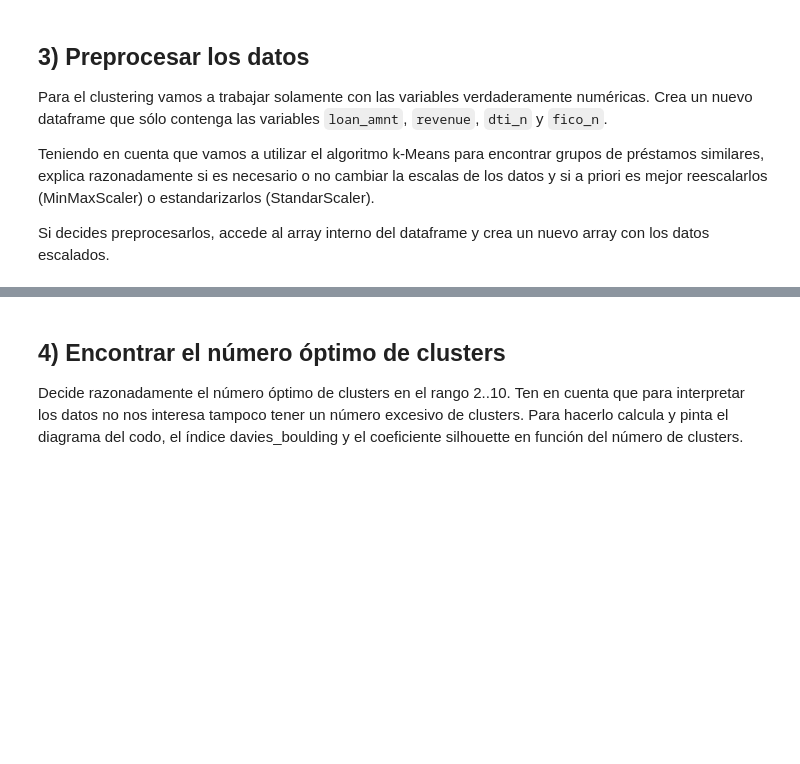
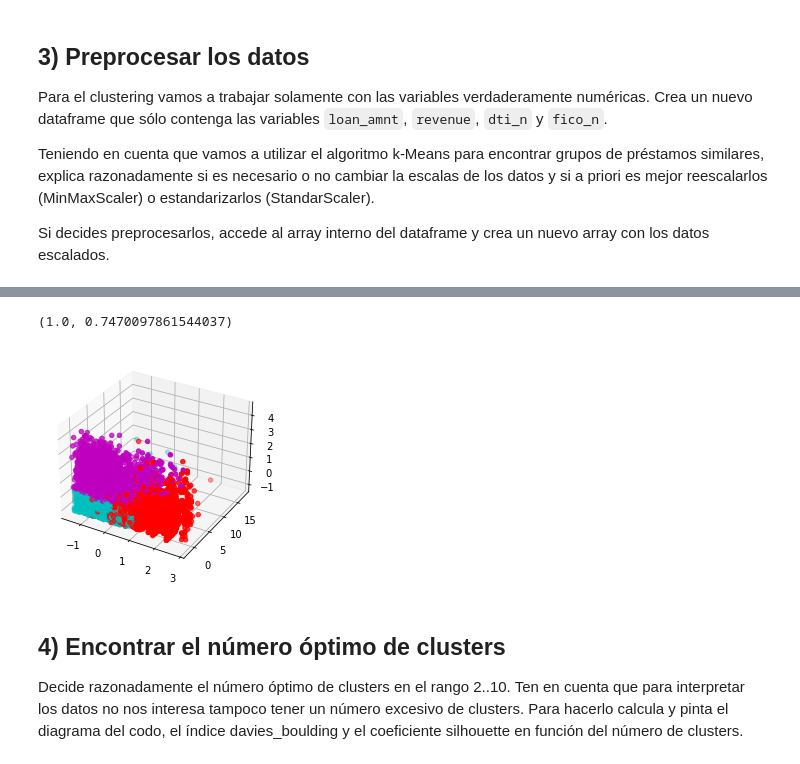
Before and after one commit to mario-sanz/IA2-Practicas, a Jupyter notebook: Lab1/P1_clustering.ipynb, the cells around one changed output, grey strips where cells are left out. Saved outputs shown, nothing was run; the diff lists cells and outputs as text; code cells hidden in the pictures; blank space fills up the shorter version.

```diff
--- a/Lab1/P1_clustering.ipynb
+++ b/Lab1/P1_clustering.ipynb
@@ -190,3 +226,6 @@ Para el clustering vamos a trabajar solamente con las variables verdaderamente n
 Teniendo en cuenta que vamos a utilizar el algoritmo k-Means para encontrar grupos de préstamos similares, explica razonadamente si es necesario o no cambiar la escalas de los datos y si a priori es mejor reescalarlos (MinMaxScaler) o estandarizarlos (StandarScaler).
 
 Si decides preprocesarlos, accede al array interno del dataframe y crea un nuevo array con los datos escalados.
+# %%
+df_ej3 = df[['loan_amnt', 'revenue', 'dti_n', 'fico_n']]
+df_ej3
@@ -192,0 +280,28 @@ Si decides preprocesarlos, accede al array interno del dataframe y crea un nuevo
+# %%
+from sklearn.model_selection import train_test_split
+from sklearn.metrics import accuracy_score
+from sklearn.neighbors import KNeighborsClassifier
+
+# Como la proporción de clases a predecir está desbalanceada (2/3 y 1/3) es importante
+# usar la versión estratificada que mantiene la proporción de elementos de cada clase
+# al hacer la partición
+# En este caso usamos el 80% de instancias como conjunto de entrenamiento y el 20% como
+# conjunto de prueba
+X_train, X_test, y_train, y_test = train_test_split(data_scaled, df['Default'],
+                                                    test_size=0.20, stratify=df['Default'],
+                                                    random_state=55)
+
+# Creamos el clasificador k-NN
+# Podemos fijar los pesos como 'uniform' o inv. proporcionales a la distancia 'distance'
+clf = KNeighborsClassifier(n_neighbors=10, weights='distance')
+
+# Entrenar el clasificador
+clf.fit(X_train, y_train)
+
+# Medir la tasa de aciertos o exactitud (accuracy) en los conjuntos de entrenamiento y test
+train_accuracy = clf.score(X_train, y_train)
+test_accuracy = clf.score(X_test, y_test)
+
+train_accuracy, test_accuracy
+# %% [output]
+(1.0, 0.7470097861544037)
@@ -192,0 +342,39 @@ Si decides preprocesarlos, accede al array interno del dataframe y crea un nuevo
+# %%
+import mpl_toolkits.mplot3d as axes3d
+
+def plot_clusters(X, labels=None, centers=None):
+    """ Función auxiliar para pintar los puntos de los clusters y, optativamente, sus centros.
+    :param X: array de puntos de dos dimensiones (array de array de enteros)
+    :param labels: cluster al que pertenece cada punto (array de enteros)
+    :param centers: coordenadas de los centroides de los clusters (array de array de enteros)
+    """
+
+    colors = ['r','g','b','c','y','k','m',]
+    fig = plt.figure()
+    ax1 = fig.add_subplot(111, projection='3d')
+
+    # Los dos primeros parámetros de la función scatter son las coordenadas de los puntos,
+    # el parámetro 'c' indica la clase asignada de cada punto, y 'cmap' se usa para colorear
+    # las distintas clases
+
+    ax1.scatter(X[:,0], X[:,2], X[:,3], c=labels, cmap=ListedColormap(colors))
+
+    # Pintar los centroides de los clusters
+    if centers is not None:
+        ax1.scatter(centers[:,0], centers[:,2], centers[:,3], marker="x", color='k', s=150, linewidths = 5, zorder=10)
+
+    plt.show()
+# %%
+# Crear una instancia del agrupador k-means
+km = KMeans(init='random', n_clusters=3, random_state=333)
+
+# Agrupar los puntos en clusters
+km.fit(data_scaled)
+
+# Podemos consultar el cluster asignado a cada punto y el centro de cada cluster
+labels = km.labels_
+centers = km.cluster_centers_
+
+plot_clusters(data_scaled, labels, centers)
+# %% [output]
+[figure, added]
```
Also changed, not shown: parts of 10 cells of this notebook, 3 other files.
